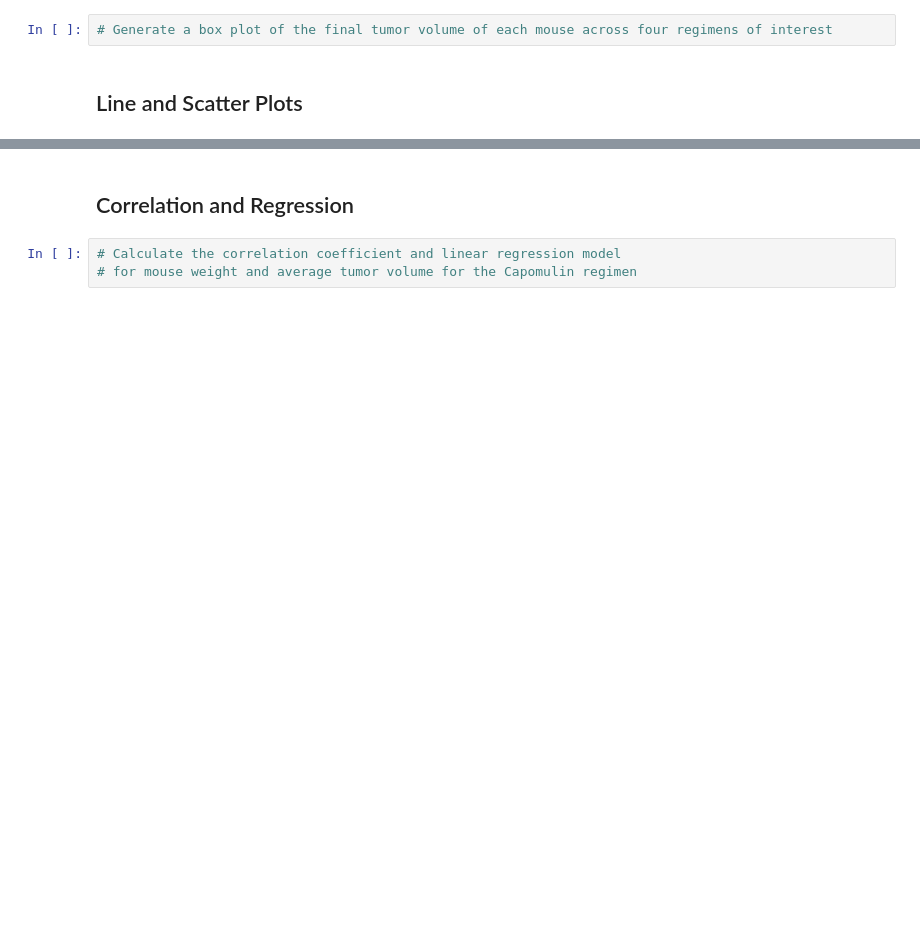
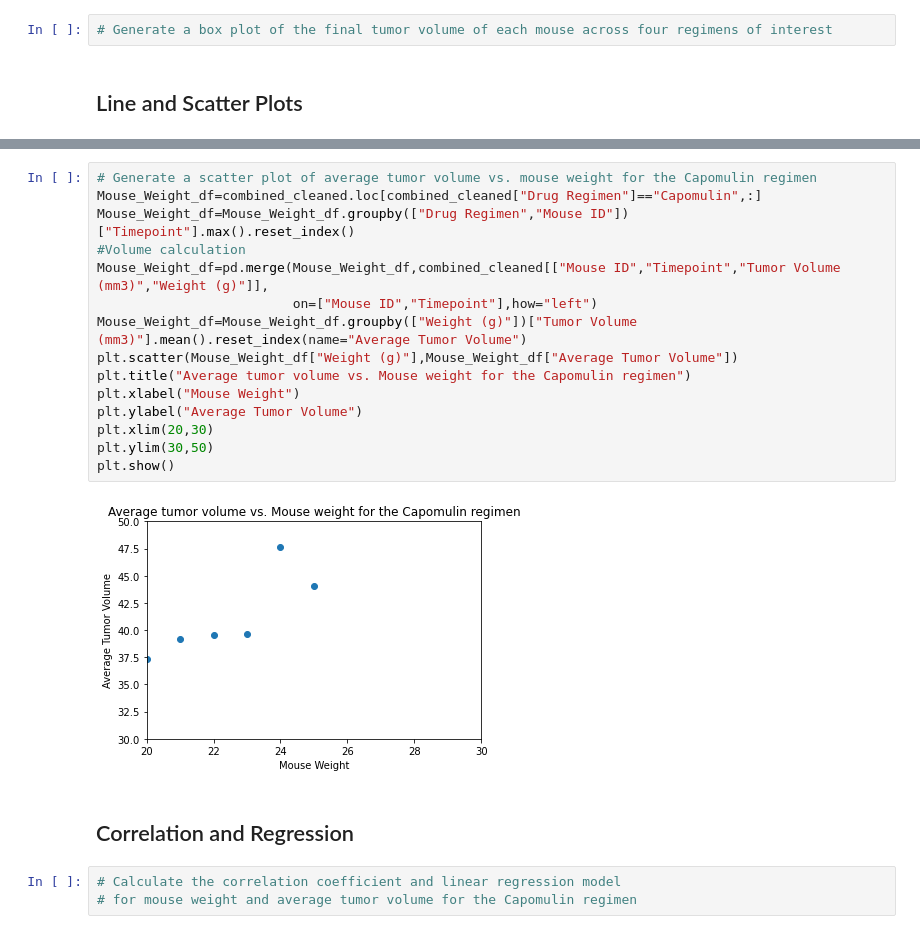
Before and after one commit to kumar084/Matplotlib-challenge, a Jupyter notebook: Pymaceuticals/pymaceuticals_starter-checkpoint.ipynb, the cells around one changed output, grey strips where cells are left out. Saved outputs shown, nothing was run; the diff lists cells and outputs as text; blank space fills up the shorter version.

```diff
--- a/Pymaceuticals/pymaceuticals_starter-checkpoint.ipynb
+++ b/Pymaceuticals/pymaceuticals_starter-checkpoint.ipynb
@@ -193,3 +227,20 @@ plt.show()
+# %%
+# Generate a scatter plot of average tumor volume vs. mouse weight for the Capomulin regimen
+Mouse_Weight_df=combined_cleaned.loc[combined_cleaned["Drug Regimen"]=="Capomulin",:]
+Mouse_Weight_df=Mouse_Weight_df.groupby(["Drug Regimen","Mouse ID"])["Timepoint"].max().reset_index()
+#Volume calculation
+Mouse_Weight_df=pd.merge(Mouse_Weight_df,combined_cleaned[["Mouse ID","Timepoint","Tumor Volume (mm3)","Weight (g)"]],
+                         on=["Mouse ID","Timepoint"],how="left")
+Mouse_Weight_df=Mouse_Weight_df.groupby(["Weight (g)"])["Tumor Volume (mm3)"].mean().reset_index(name="Average Tumor Volume")
+plt.scatter(Mouse_Weight_df["Weight (g)"],Mouse_Weight_df["Average Tumor Volume"])
+plt.title("Average tumor volume vs. Mouse weight for the Capomulin regimen")
+plt.xlabel("Mouse Weight")
+plt.ylabel("Average Tumor Volume")
+plt.xlim(20,30)
+plt.ylim(30,50)
+plt.show()
+# %% [output]
+[figure, added]
 # %% [markdown]
 ## Correlation and Regression
 # %%
```
Also changed, not shown: parts of 6 cells of this notebook.
